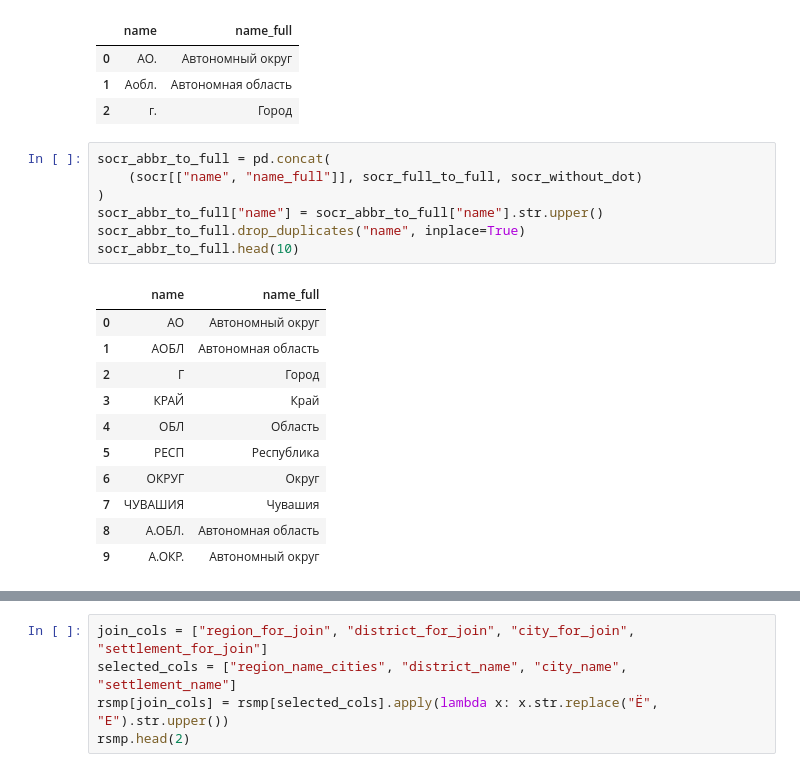
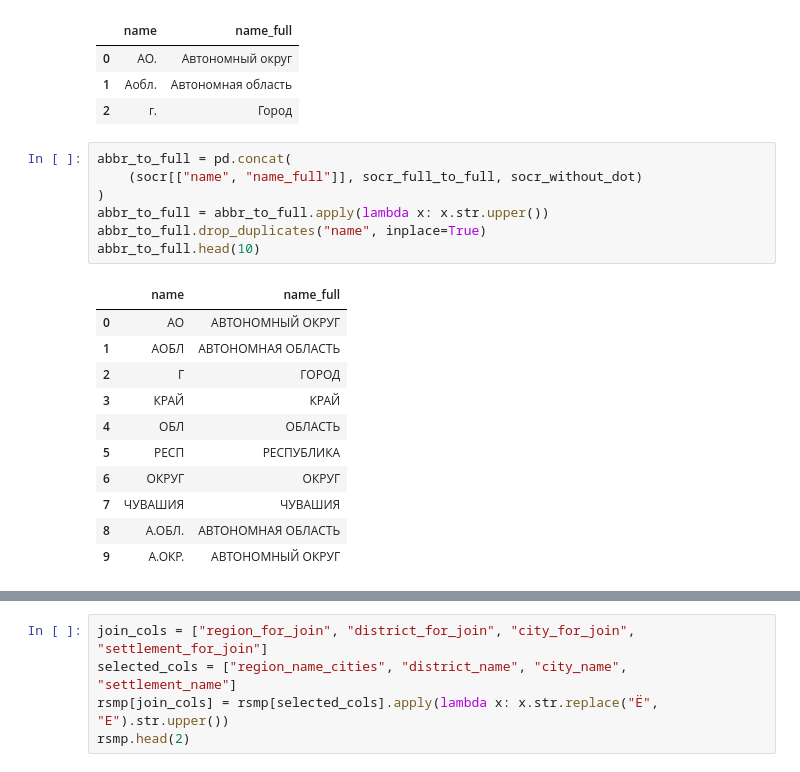
Before and after one commit to PavelSyomin/ru-smb-companies, a Jupyter notebook: Post Processing.ipynb, the cells around one changed output, grey strips where cells are left out. Saved outputs shown, nothing was run; the diff lists cells and outputs as text.

```diff
--- a/Post Processing.ipynb
+++ b/Post Processing.ipynb
@@ -40,21 +36,21 @@ socr_without_dot.head(3)
 | 1 | Аобл. | Автономная область |
 | 2 | г. | Город |
 # %%
-socr_abbr_to_full = pd.concat(
+abbr_to_full = pd.concat(
     (socr[["name", "name_full"]], socr_full_to_full, socr_without_dot)
 )
-socr_abbr_to_full["name"] = socr_abbr_to_full["name"].str.upper()
-socr_abbr_to_full.drop_duplicates("name", inplace=True)
-socr_abbr_to_full.head(10)
+abbr_to_full = abbr_to_full.apply(lambda x: x.str.upper())
+abbr_to_full.drop_duplicates("name", inplace=True)
+abbr_to_full.head(10)
 # %% [output]
 |  | name | name_full |
-| 0 | АО | Автономный округ |
-| 1 | АОБЛ | Автономная область |
-| 2 | Г | Город |
-| 3 | КРАЙ | Край |
-| 4 | ОБЛ | Область |
-| 5 | РЕСП | Республика |
-| 6 | ОКРУГ | Округ |
-| 7 | ЧУВАШИЯ | Чувашия |
-| 8 | А.ОБЛ. | Автономная область |
-| 9 | А.ОКР. | Автономный округ |
+| 0 | АО | АВТОНОМНЫЙ ОКРУГ |
+| 1 | АОБЛ | АВТОНОМНАЯ ОБЛАСТЬ |
+| 2 | Г | ГОРОД |
+| 3 | КРАЙ | КРАЙ |
+| 4 | ОБЛ | ОБЛАСТЬ |
+| 5 | РЕСП | РЕСПУБЛИКА |
+| 6 | ОКРУГ | ОКРУГ |
+| 7 | ЧУВАШИЯ | ЧУВАШИЯ |
+| 8 | А.ОБЛ. | АВТОНОМНАЯ ОБЛАСТЬ |
+| 9 | А.ОКР. | АВТОНОМНЫЙ ОКРУГ |
```
Also changed, not shown: parts of 30 cells of this notebook.
